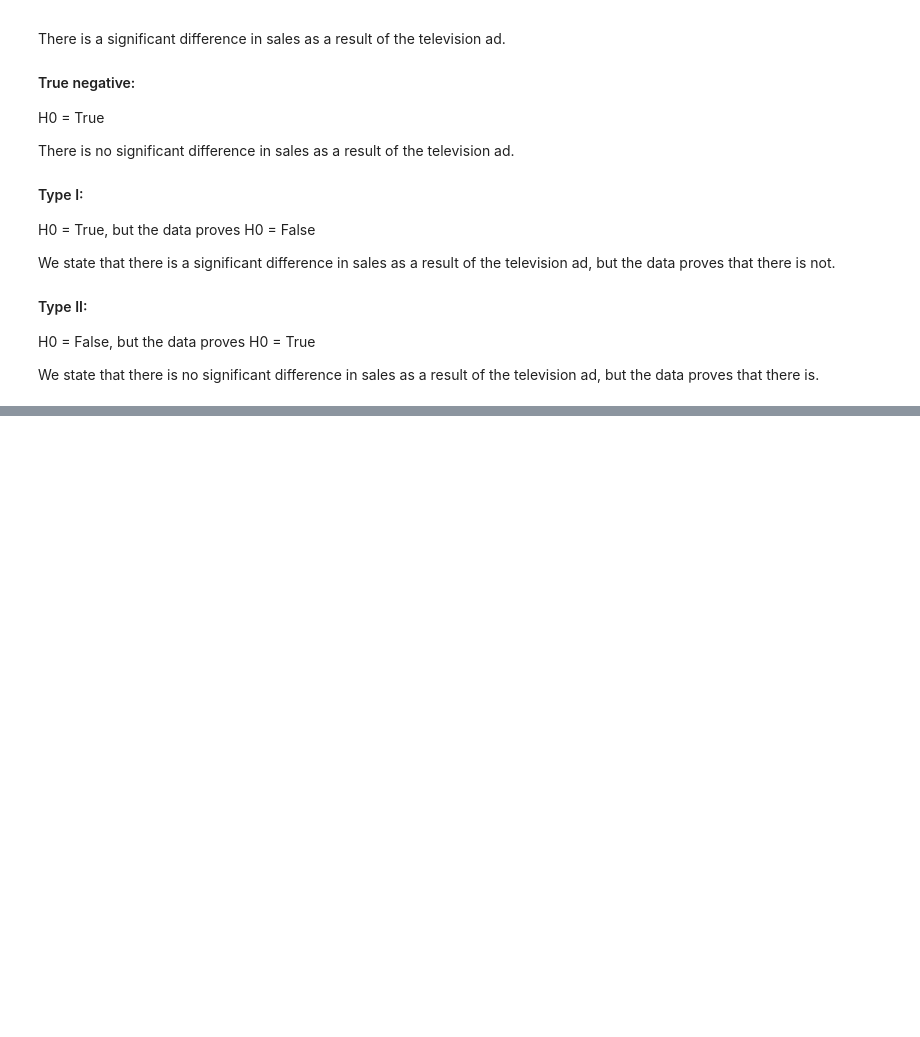
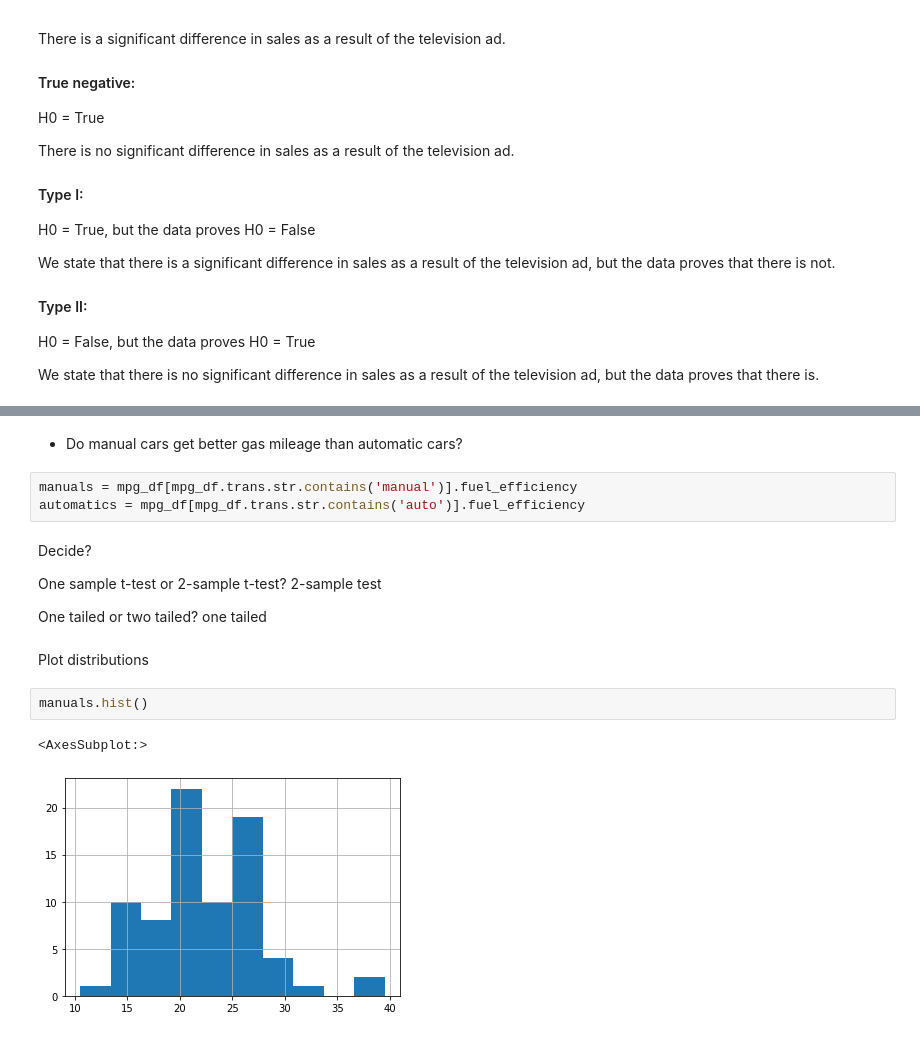
Before and after one commit to chadallen210/statistics-exercises, a Jupyter notebook: hypothesis_testing.ipynb, the cells around one changed output, grey strips where cells are left out. Cells and saved outputs as stored; diff of their text form; blank space fills up the shorter version.

```diff
--- a/hypothesis_testing.ipynb
+++ b/hypothesis_testing.ipynb
@@ -104,0 +343,18 @@ We state that there is no significant difference in sales as a result of the tel
+# %% [markdown]
+- Do manual cars get better gas mileage than automatic cars?
+# %%
+manuals = mpg_df[mpg_df.trans.str.contains('manual')].fuel_efficiency
+automatics = mpg_df[mpg_df.trans.str.contains('auto')].fuel_efficiency
+# %% [markdown]
+Decide?
+
+One sample t-test or 2-sample t-test? 2-sample test
+
+One tailed or two tailed? one tailed
+# %% [markdown]
+Plot distributions
+# %%
+manuals.hist()
+# %% [output]
+<AxesSubplot:>
+[figure, added]
```
Also changed, not shown: parts of 60 cells of this notebook.
